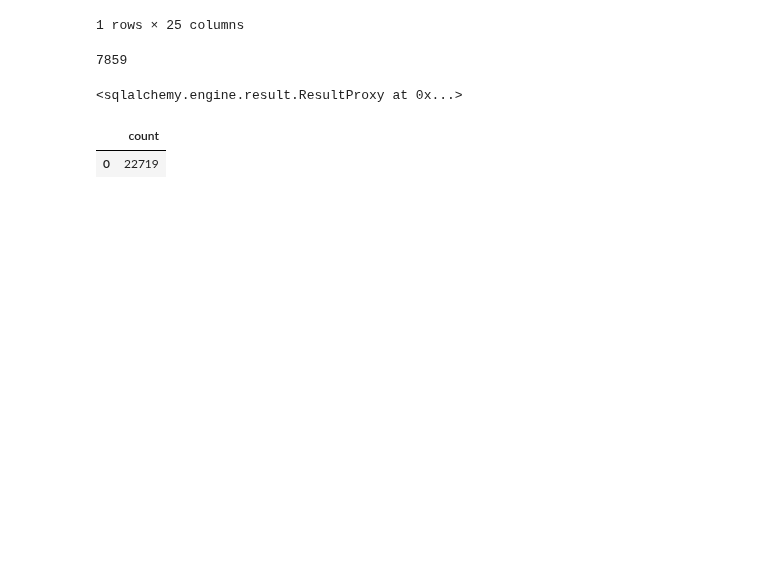
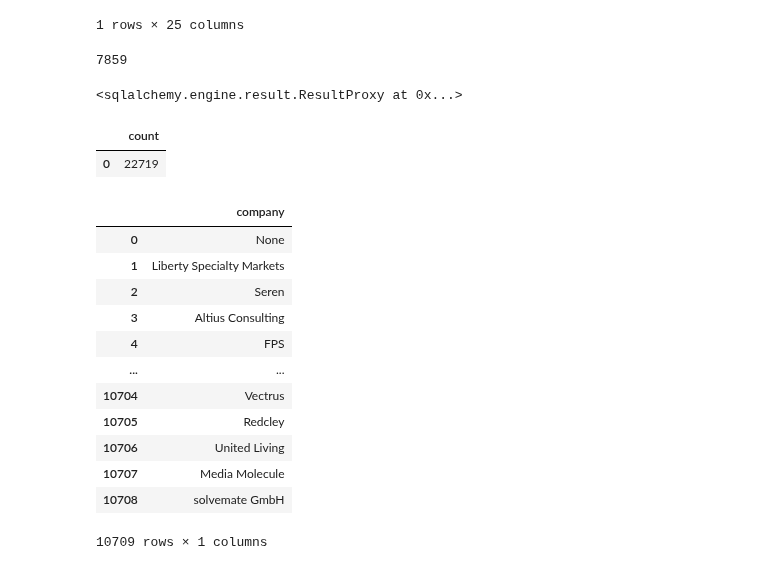
Before and after one commit to jamobe/DataScienceJobs, a Jupyter notebook: SQL/SQLCalls.ipynb, the cells around one changed output. Saved outputs shown, nothing was run; the diff lists cells and outputs as text; code cells hidden in the pictures; blank space fills up the shorter version.

```diff
--- a/SQL/SQLCalls.ipynb
+++ b/SQL/SQLCalls.ipynb
@@ -221,3 +221,19 @@ pd.read_sql(''' SELECT count(id) FROM all_data  ''',engine)
 # %% [output]
 |  | count |
 | 0 | 22719 |
+# %%
+pd.read_sql("SELECT DISTINCT company FROM all_data  ", engine)
+# %% [output]
+|  | company |
+| 0 | None |
+| 1 | Liberty Specialty Markets |
+| 2 | Seren |
+| 3 | Altius Consulting |
+| 4 | FPS |
+| ... | ... |
+| 10704 | Vectrus |
+| 10705 | Redcley |
+| 10706 | United Living |
+| 10707 | Media Molecule |
+| 10708 | solvemate GmbH |
+10709 rows × 1 columns
```
Also changed, not shown: 6 other files.
